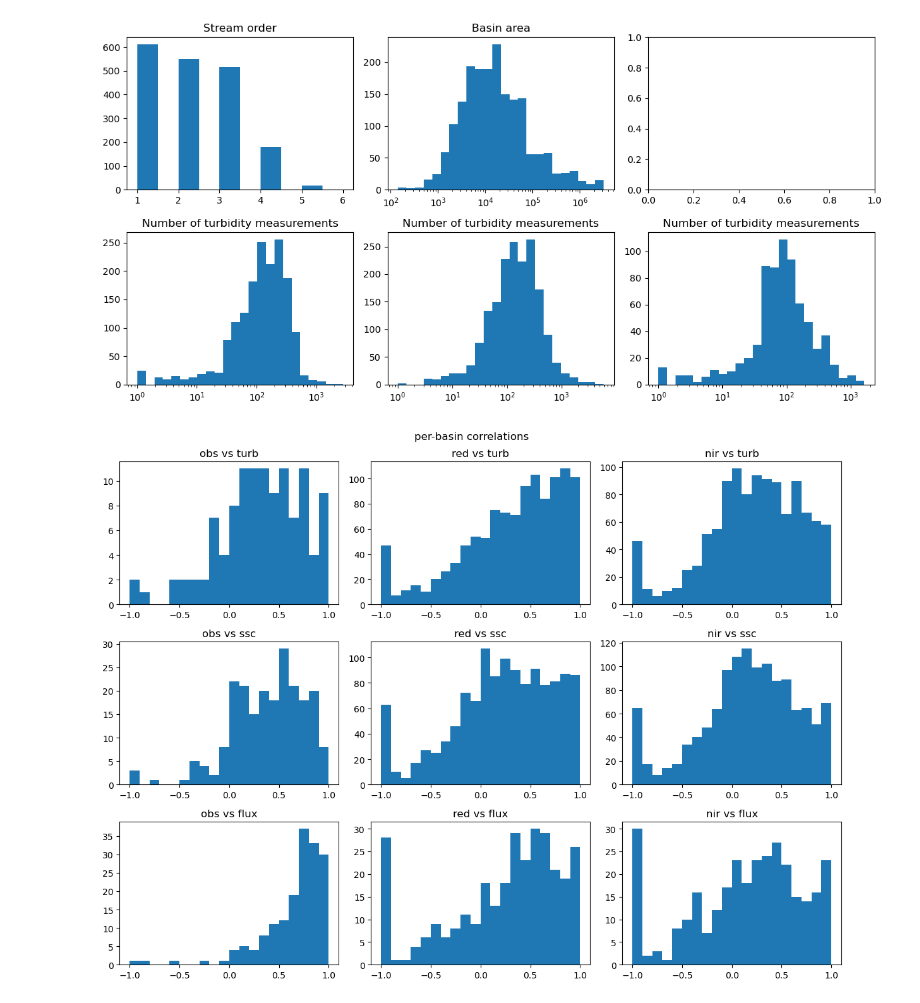
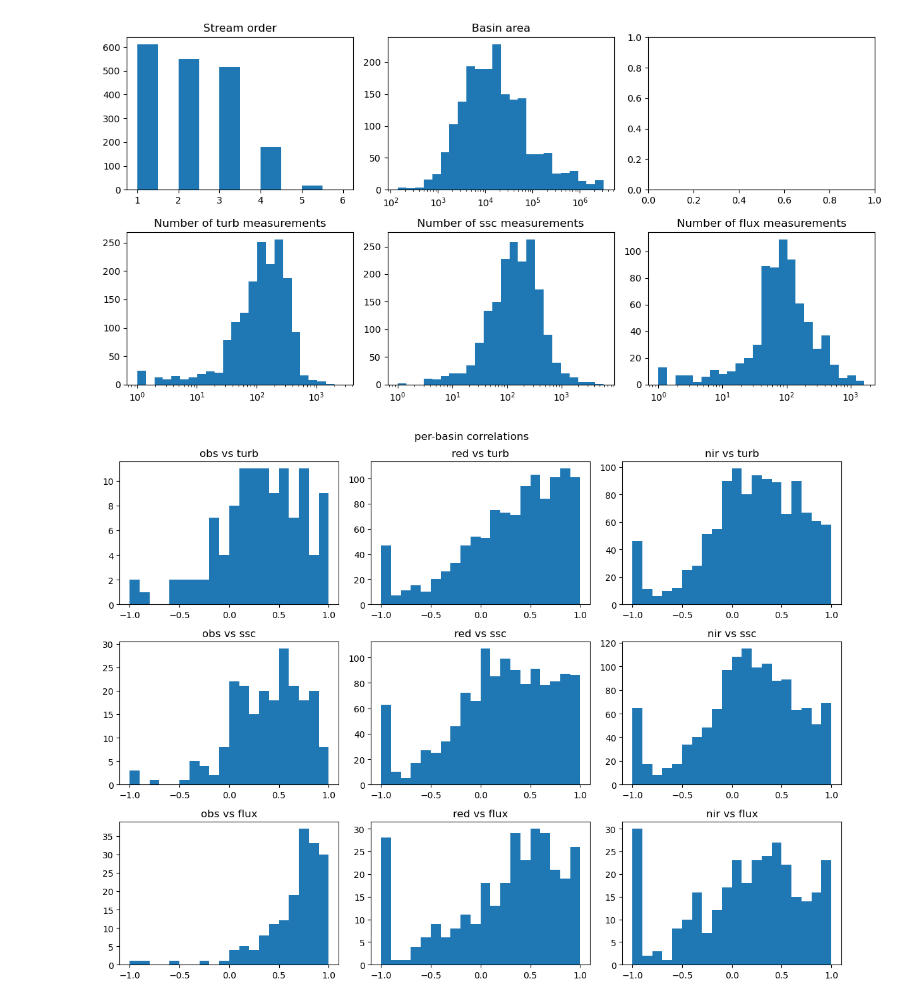
Before and after one commit to Fluvial-UMass/swot-ml, a Jupyter notebook: notebooks/generate_site_list.ipynb, the cells around one changed output. Cells and saved outputs as stored; diff of their text form; code cells hidden in the pictures.

```diff
--- a/notebooks/generate_site_list.ipynb
+++ b/notebooks/generate_site_list.ipynb
@@ -10,26 +30,26 @@ metadata = gpd.read_file(save_dir / "basin_polygons" / "metadata_basin_polygons.
 # %%
 fig, axes = plt.subplots(nrows=2, ncols=3, figsize=(12,6))
 
 axes[0,0].hist(metadata["order"])
 axes[0,0].set_title("Stream order")
 
 bins = np.logspace(np.log10(min(metadata["area"])),np.log10(max(metadata["area"])), 25)
 axes[0,1].hist(metadata["area"], bins=bins)
 axes[0,1].set_xscale("log")
 axes[0,1].set_title("Basin area")
 
 targets = ["turb","ssc","flux"]
 for i, target in enumerate(targets):
     bins = np.logspace(0,np.log10(max(metadata[f"n_{target}"])), 25)
     axes[1,i].hist(metadata[f"n_{target}"],bins=bins)
     axes[1,i].set_xscale("log")
-    axes[1,i].set_title("Number of turbidity measurements")
+    axes[1,i].set_title(f"Number of {target} measurements")
 
 
 plt.tight_layout()
 plt.show()
 # %% [output]
-[figure, old version]
+[figure, new version]
 # %%
 targets = ["turb","ssc","flux"]
 features = ["obs","red","nir"]
```
Also changed, not shown: parts of 3 cells of this notebook, 6 other files.
